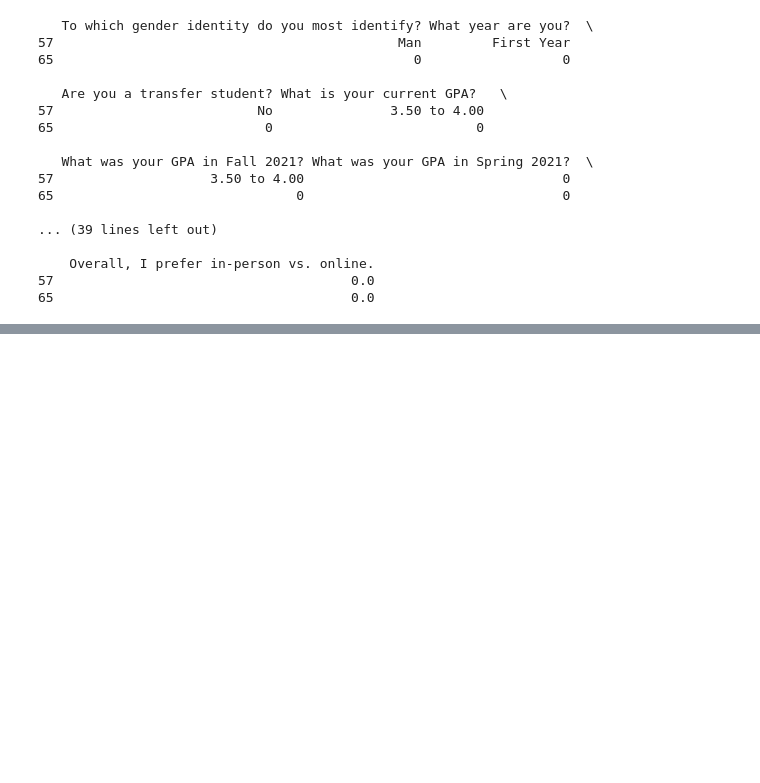
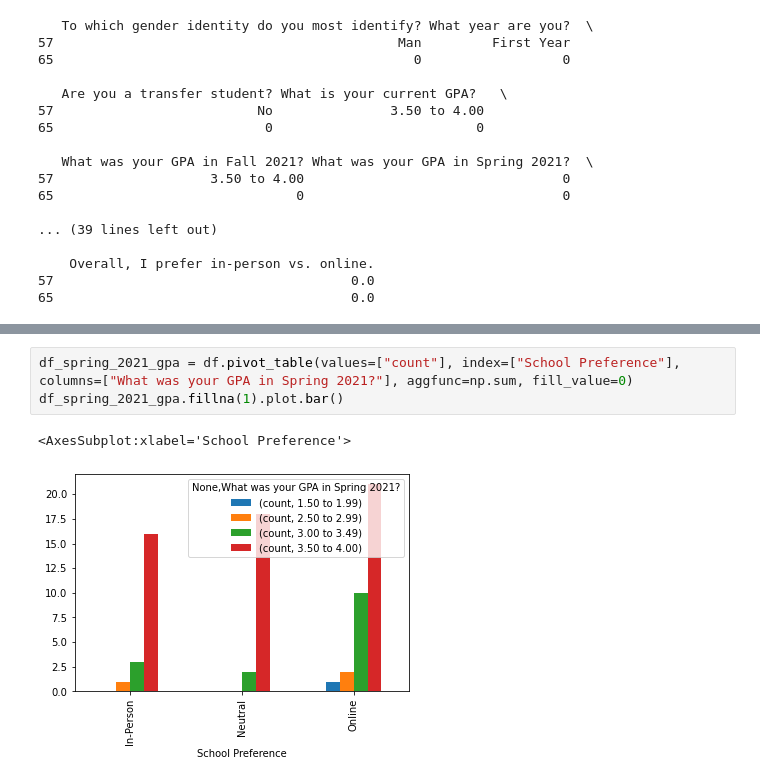
Before and after one commit to rgiron1/CS-105_miniproject, a Jupyter notebook: MiniProject.ipynb, the cells around one changed output, grey strips where cells are left out. Drawn from its saved outputs; the diff is of its cells as text; blank space fills up the shorter version.

```diff
--- a/MiniProject.ipynb
+++ b/MiniProject.ipynb
@@ -74,0 +121,6 @@ print(df.loc[[57,65]])
+# %%
+df_spring_2021_gpa = df.pivot_table(values=["count"], index=["School Preference"], columns=["What was your GPA in Spring 2021?"], aggfunc=np.sum, fill_value=0)
+df_spring_2021_gpa.fillna(1).plot.bar()
+# %% [output]
+<AxesSubplot:xlabel='School Preference'>
+[figure, added]
```
Also changed, not shown: parts of 4 cells of this notebook, 1 other file.
